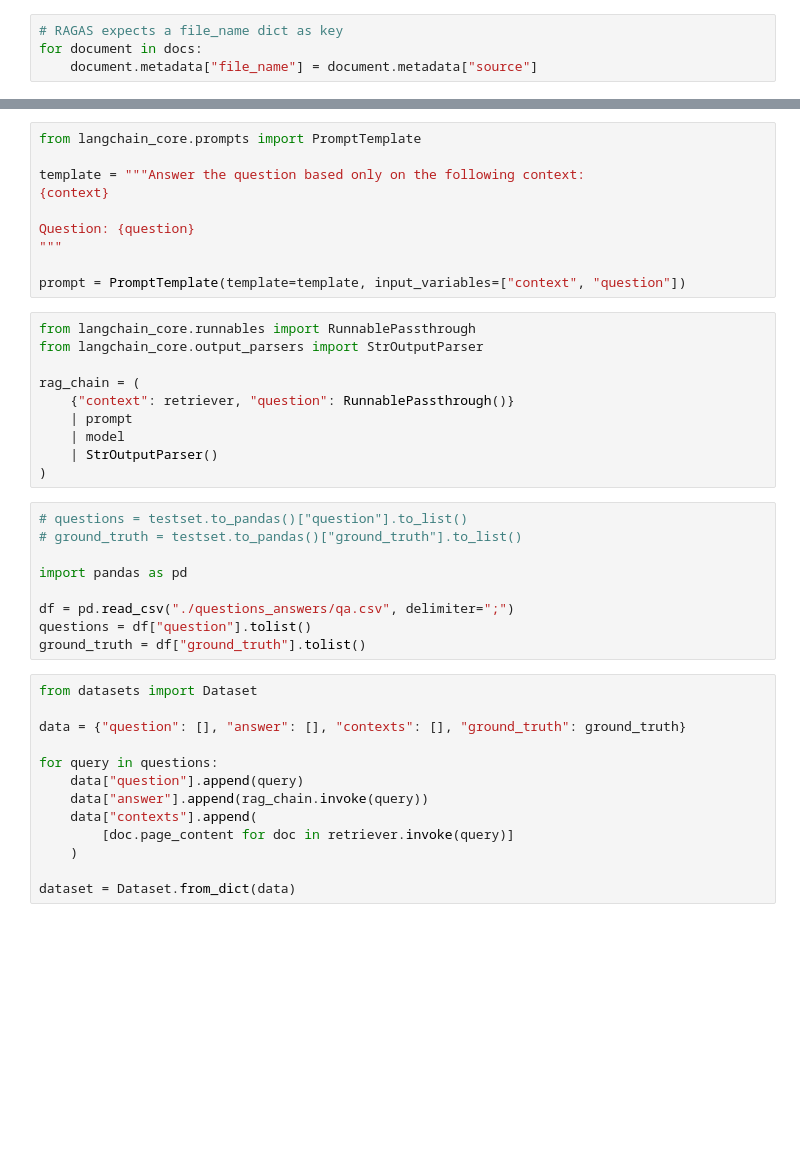
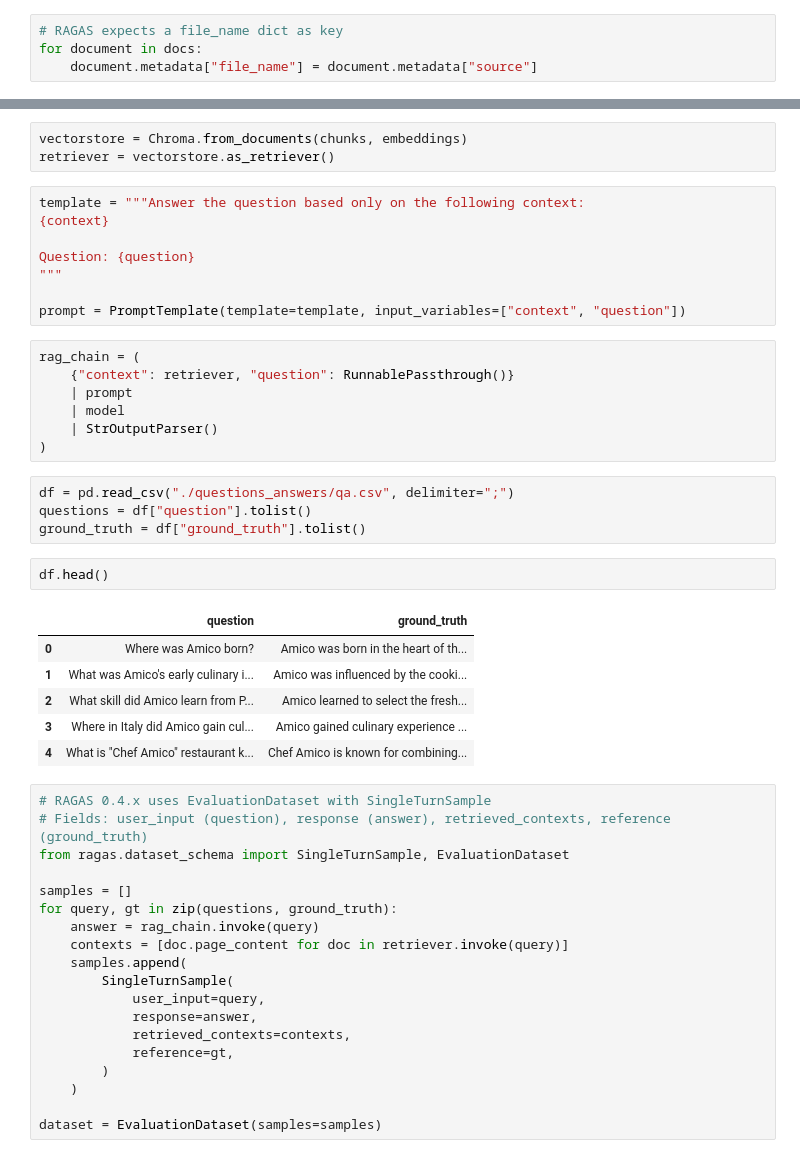
Before and after one commit to abhijeet06793/RAG_Advanced1, a Jupyter notebook: 04_Ragas_0.2.x.ipynb, the cells around one changed output, grey strips where cells are left out. Saved outputs shown, nothing was run; the diff lists cells and outputs as text; blank space fills up the shorter version.

```diff
--- a/04_Ragas_0.2.x.ipynb
+++ b/04_Ragas_0.2.x.ipynb
@@ -165,6 +163,7 @@ retriever = vectorstore.as_retriever()
+# %%
+vectorstore = Chroma.from_documents(chunks, embeddings)
+retriever = vectorstore.as_retriever()
 # %%
-from langchain_core.prompts import PromptTemplate
-
 template = """Answer the question based only on the following context:
 {context}
 
@@ -173,9 +172,6 @@ Question: {question}
 
 prompt = PromptTemplate(template=template, input_variables=["context", "question"])
 # %%
-from langchain_core.runnables import RunnablePassthrough
-from langchain_core.output_parsers import StrOutputParser
-
 rag_chain = (
     {"context": retriever, "question": RunnablePassthrough()}
     | prompt
@@ -183,25 +179,35 @@ rag_chain = (
     | StrOutputParser()
 )
 # %%
-# questions = testset.to_pandas()["question"].to_list()
-# ground_truth = testset.to_pandas()["ground_truth"].to_list()
-
-import pandas as pd
-
 df = pd.read_csv("./questions_answers/qa.csv", delimiter=";")
 questions = df["question"].tolist()
 ground_truth = df["ground_truth"].tolist()
-# %%
-from datasets import Dataset
-
-data = {"question": [], "answer": [], "contexts": [], "ground_truth": ground_truth}
-
-for query in questions:
-    data["question"].append(query)
-    data["answer"].append(rag_chain.invoke(query))
-    data["contexts"].append(
-        [doc.page_content for doc in retriever.invoke(query)]
-    )
-
-dataset = Dataset.from_dict(data)
+# %%
+df.head()
+# %% [output]
+|  | question | ground_truth |
+| 0 | Where was Amico born? | Amico was born in the heart of th... |
+| 1 | What was Amico's early culinary i... | Amico was influenced by the cooki... |
+| 2 | What skill did Amico learn from P... | Amico learned to select the fresh... |
+| 3 | Where in Italy did Amico gain cul... | Amico gained culinary experience ... |
+| 4 | What is "Chef Amico" restaurant k... | Chef Amico is known for combining... |
+# %%
+# RAGAS 0.4.x uses EvaluationDataset with SingleTurnSample
+# Fields: user_input (question), response (answer), retrieved_contexts, reference (ground_truth)
+from ragas.dataset_schema import SingleTurnSample, EvaluationDataset
+
+samples = []
+for query, gt in zip(questions, ground_truth):
+    answer = rag_chain.invoke(query)
+    contexts = [doc.page_content for doc in retriever.invoke(query)]
+    samples.append(
+        SingleTurnSample(
+            user_input=query,
+            response=answer,
+            retrieved_contexts=contexts,
+            reference=gt,
+        )
+    )
+
+dataset = EvaluationDataset(samples=samples)
 # %%
```
Also changed, not shown: parts of 10 cells of this notebook, 3 other files.
